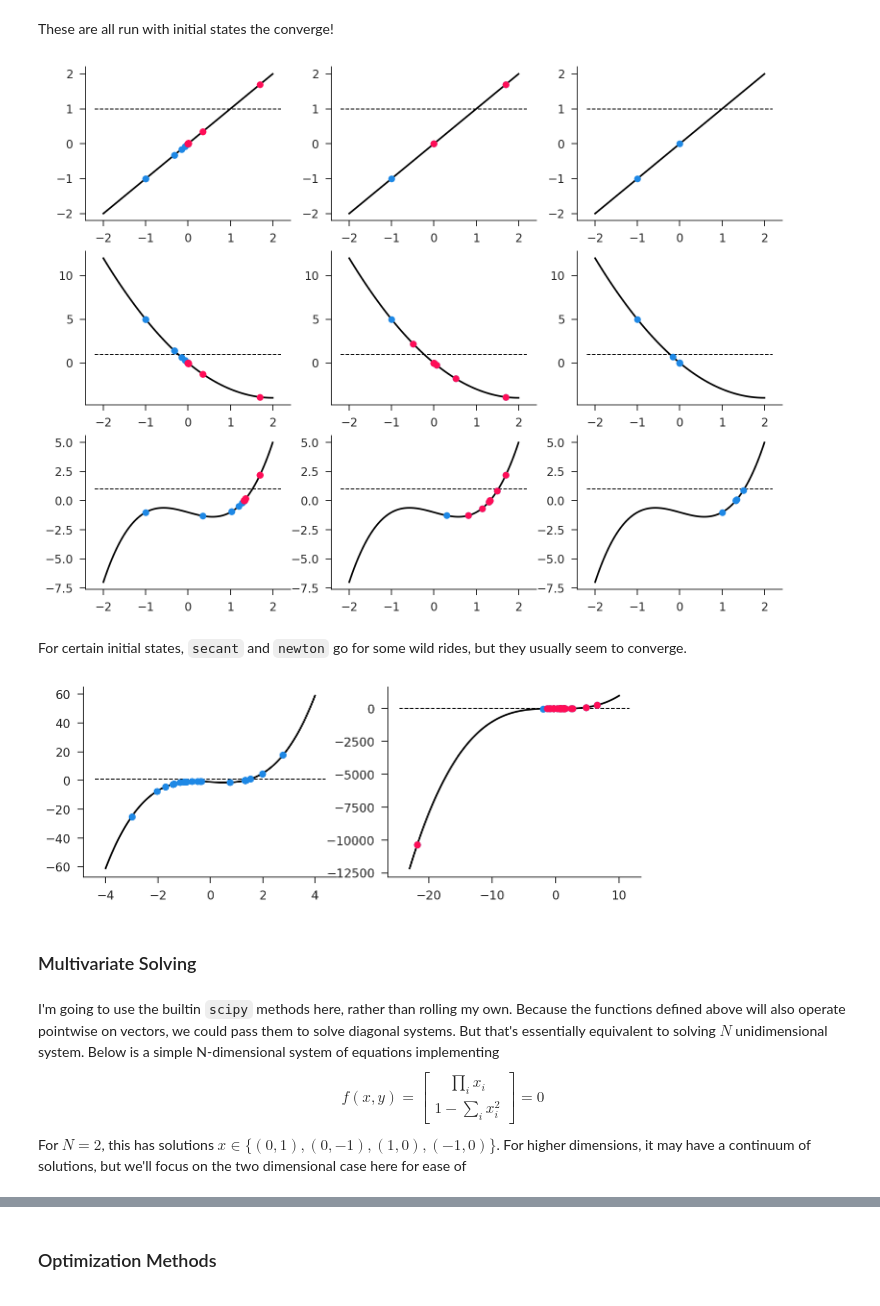
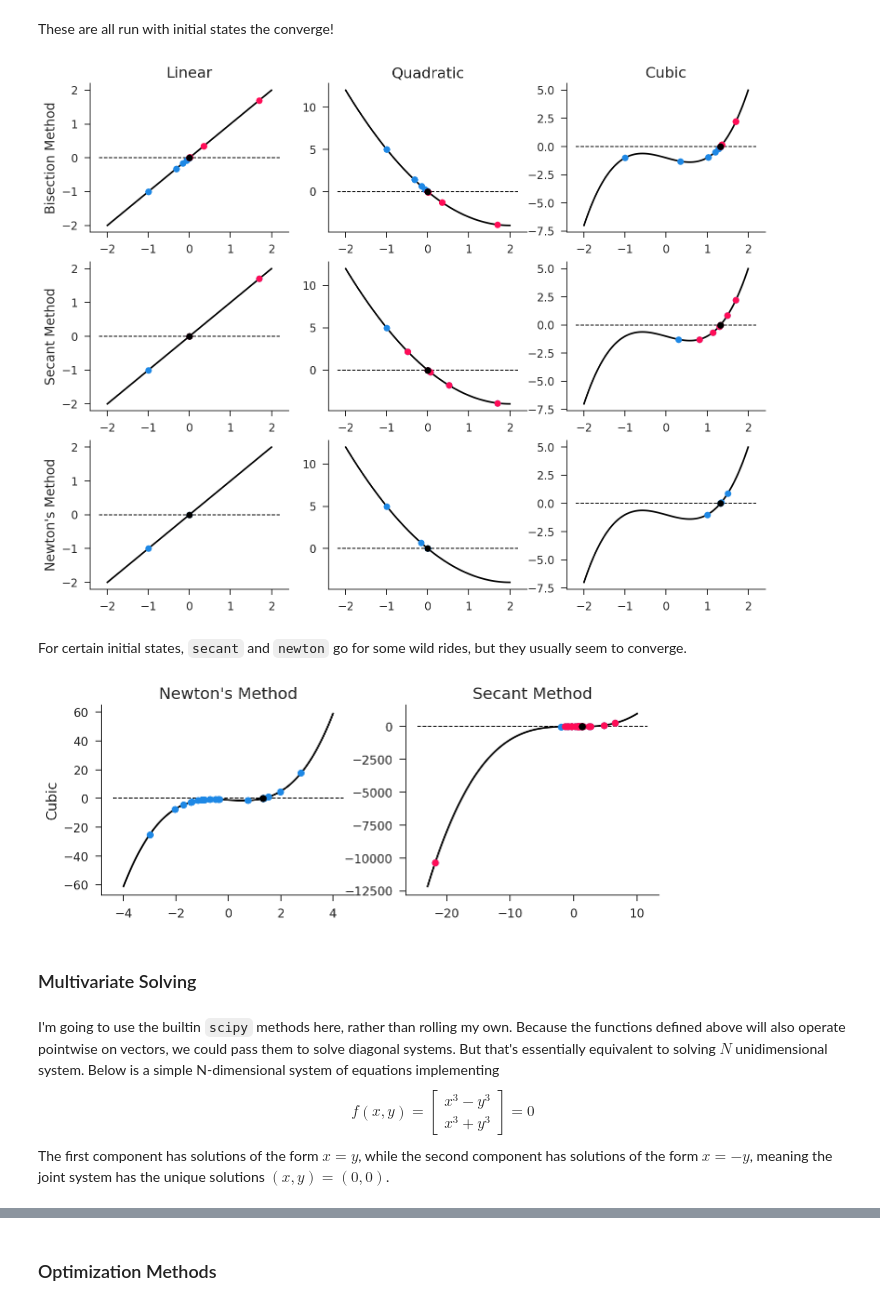
Before and after one commit to iamlemec/grad_code, a Jupyter notebook: lecture_1.ipynb, the cells around one changed output, grey strips where cells are left out. Drawn from its saved outputs; the diff is of its cells as text; code cells hidden in the pictures.

```diff
--- a/lecture_1.ipynb
+++ b/lecture_1.ipynb
@@ -70,31 +71,36 @@ These are all run with initial states the converge!
 # %%
 fig, axs = plt.subplots(nrows=3, ncols=3, figsize=(13, 10))
 sol.solve_univar(bisect, linear, (-1, 1.7), xlim, ax=axs[0][0])
-sol.solve_univar(secant, linear, (-1, 1.7), xlim, ax=axs[0][1])
-sol.solve_univar(newton, linear, -1, xlim, ax=axs[0][2])
-sol.solve_univar(bisect, quadratic, (-1, 1.7), xlim, ax=axs[1][0])
+sol.solve_univar(secant, linear, (-1, 1.7), xlim, ax=axs[1][0])
+sol.solve_univar(newton, linear, -1, xlim, ax=axs[2][0])
+sol.solve_univar(bisect, quadratic, (-1, 1.7), xlim, ax=axs[0][1])
 sol.solve_univar(secant, quadratic, (-1, 1.7), xlim, ax=axs[1][1])
-sol.solve_univar(newton, quadratic, -1, xlim, ax=axs[1][2])
-sol.solve_univar(bisect, cubic, (-1, 1.7), xlim, ax=axs[2][0])
-sol.solve_univar(secant, cubic, (0.3, 1.7), xlim, ax=axs[2][1])
+sol.solve_univar(newton, quadratic, -1, xlim, ax=axs[2][1])
+sol.solve_univar(bisect, cubic, (-1, 1.7), xlim, ax=axs[0][2])
+sol.solve_univar(secant, cubic, (0.3, 1.7), xlim, ax=axs[1][2])
 sol.solve_univar(newton, cubic, 1, xlim, ax=axs[2][2]);
+axs[0][0].set_title('Linear'); axs[0][1].set_title('Quadratic'); axs[0][2].set_title('Cubic');
+axs[0][0].set_ylabel('Bisection Method'); axs[1][0].set_ylabel('Secant Method');
+axs[2][0].set_ylabel('Newton\'s Method');
 # %% [output]
-[figure, old version]
+[figure, new version]
 # %% [markdown]
 For certain initial states, `secant` and `newton` go for some wild rides, but they usually seem to converge.
 # %%
 fig, axs = plt.subplots(ncols=2, figsize=(10, 3.5))
 sol.solve_univar(newton, cubic, -1, (-4, 4), ax=axs[0])
 sol.solve_univar(secant, cubic, (-2, -1), (-23, 10), ax=axs[1]);
+axs[0].set_title('Newton\'s Method'); axs[1].set_title('Secant Method');
+axs[0].set_ylabel('Cubic');
 # %% [output]
-[figure, old version]
+[figure, new version]
 # %% [markdown]
 ### Multivariate Solving
 # %% [markdown]
 I'm going to use the builtin `scipy` methods here, rather than rolling my own. Because the functions defined above will also operate pointwise on vectors, we could pass them to solve diagonal systems. But that's essentially equivalent to solving $N$ unidimensional system. Below is a simple N-dimensional system of equations implementing
 $$ f(x,y) = \left[\begin{array}{c}
-\prod_i x_i \\
-1 - \sum_i x_i^2
+x^3 - y^3 \\
+x^3 + y^3
 \end{array}\right] = 0 $$
-For $N=2$, this has solutions $x \in \{(0,1),(0,-1),(1,0),(-1,0)\}$. For higher dimensions, it may have a continuum of solutions, but we'll focus on the two dimensional case here for ease of
+The first component has solutions of the form $x = y$, while the second component has solutions of the form $x = -y$, meaning the joint system has the unique solutions $(x, y) = (0, 0)$.
 # %%
```
Also changed, not shown: parts of 6 cells of this notebook, 4 other files.
